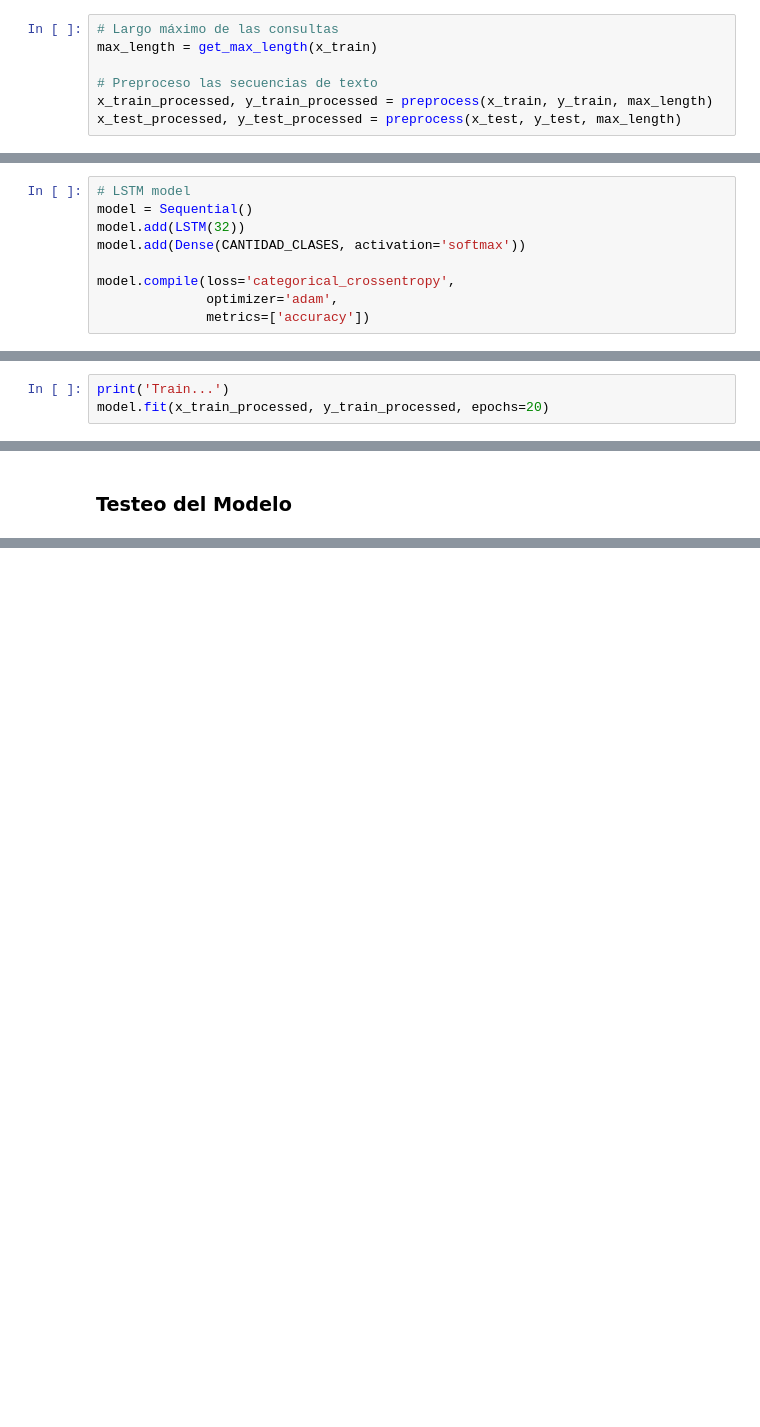
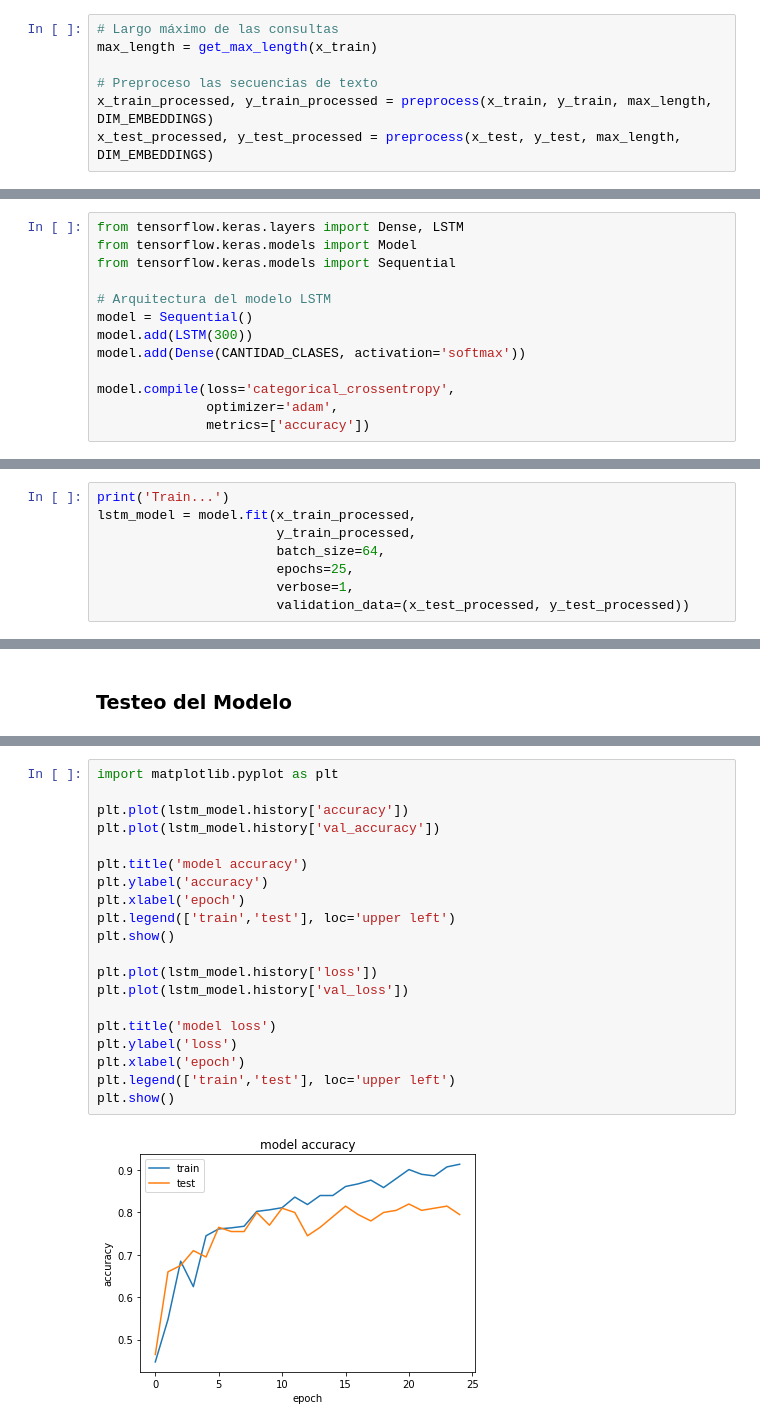
Before and after one commit to jumafernandez/clasificacion_correos, a Jupyter notebook: notebooks/jcc/02-Word2Vec+LSTM.ipynb, the cells around one changed output, grey strips where cells are left out. Cells and saved outputs as stored; diff of their text form; blank space fills up the shorter version.

```diff
--- a/notebooks/jcc/02-Word2Vec+LSTM.ipynb
+++ b/notebooks/jcc/02-Word2Vec+LSTM.ipynb
@@ -246,5 +207,5 @@ El conjunto de testeo tiene la dimensión: (200, 24)
 max_length = get_max_length(x_train)
 
 # Preproceso las secuencias de texto
-x_train_processed, y_train_processed = preprocess(x_train, y_train, max_length)
-x_test_processed, y_test_processed = preprocess(x_test, y_test, max_length)
+x_train_processed, y_train_processed = preprocess(x_train, y_train, max_length, DIM_EMBEDDINGS)
+x_test_processed, y_test_processed = preprocess(x_test, y_test, max_length, DIM_EMBEDDINGS)
@@ -253,7 +229,11 @@ x_test_processed, y_test_processed = preprocess(x_test, y_test, max_length)
 # %%
-# LSTM model
+from tensorflow.keras.layers import Dense, LSTM
+from tensorflow.keras.models import Model
+from tensorflow.keras.models import Sequential
+
+# Arquitectura del modelo LSTM
 model = Sequential()
-model.add(LSTM(32))
+model.add(LSTM(300))
 model.add(Dense(CANTIDAD_CLASES, activation='softmax'))
 
 model.compile(loss='categorical_crossentropy',
@@ -263,6 +243,11 @@ model.compile(loss='categorical_crossentropy',
 ### Entrenamiento del modelo
 # %%
 print('Train...')
-model.fit(x_train_processed, y_train_processed, epochs=20)
+lstm_model = model.fit(x_train_processed,
+                       y_train_processed,
+                       batch_size=64,
+                       epochs=25,
+                       verbose=1,
+                       validation_data=(x_test_processed, y_test_processed))
 # %% [output]
 Train...
@@ -310,0 +293,22 @@ Test accuracy: 0.7250000238418579
+# %%
+import matplotlib.pyplot as plt
+
+plt.plot(lstm_model.history['accuracy'])
+plt.plot(lstm_model.history['val_accuracy'])
+
+plt.title('model accuracy')
+plt.ylabel('accuracy')
+plt.xlabel('epoch')
+plt.legend(['train','test'], loc='upper left')
+plt.show()
+
+plt.plot(lstm_model.history['loss'])
+plt.plot(lstm_model.history['val_loss'])
+
+plt.title('model loss')
+plt.ylabel('loss')
+plt.xlabel('epoch')
+plt.legend(['train','test'], loc='upper left')
+plt.show()
+# %% [output]
+[figure, added]
```
Also changed, not shown: parts of 25 cells of this notebook.
